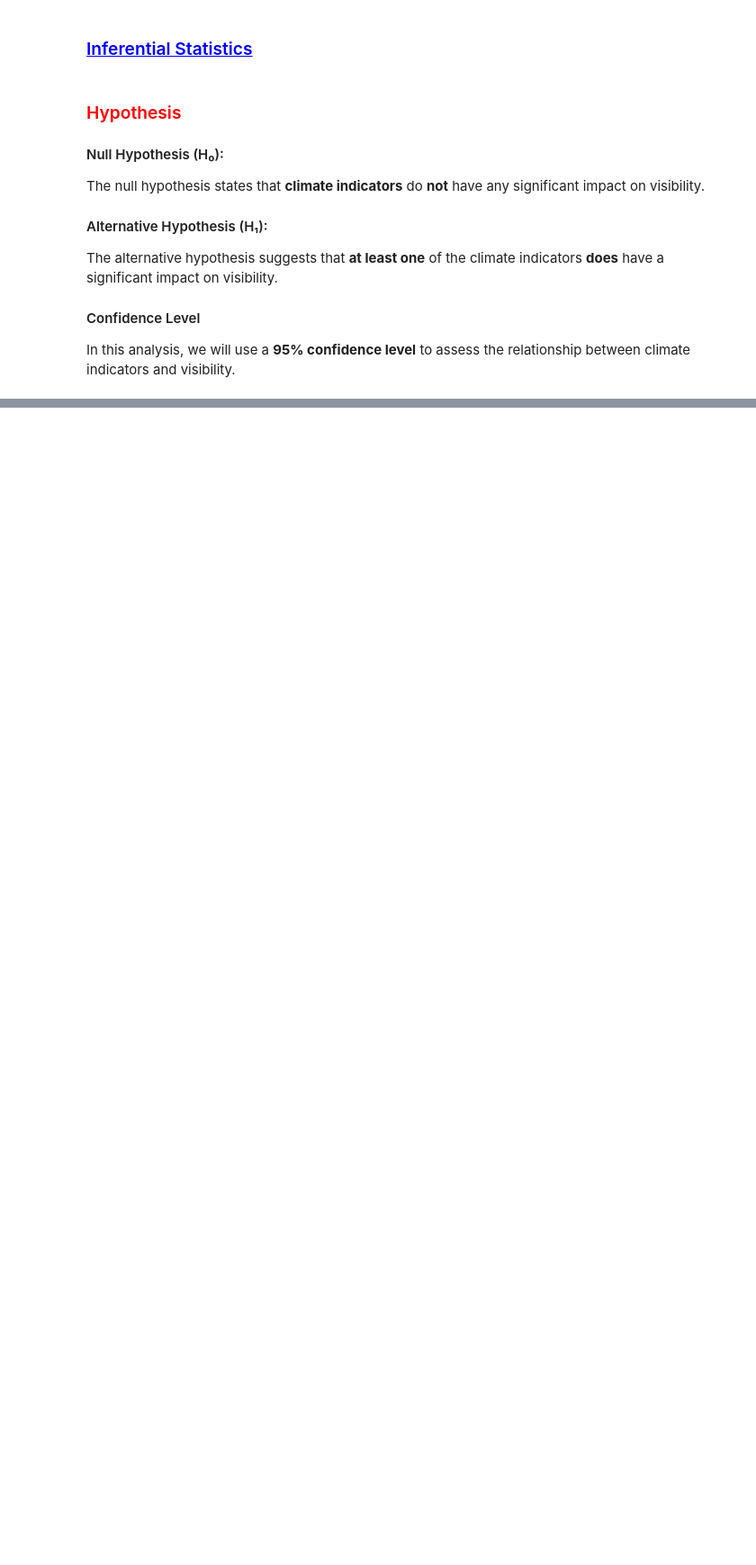
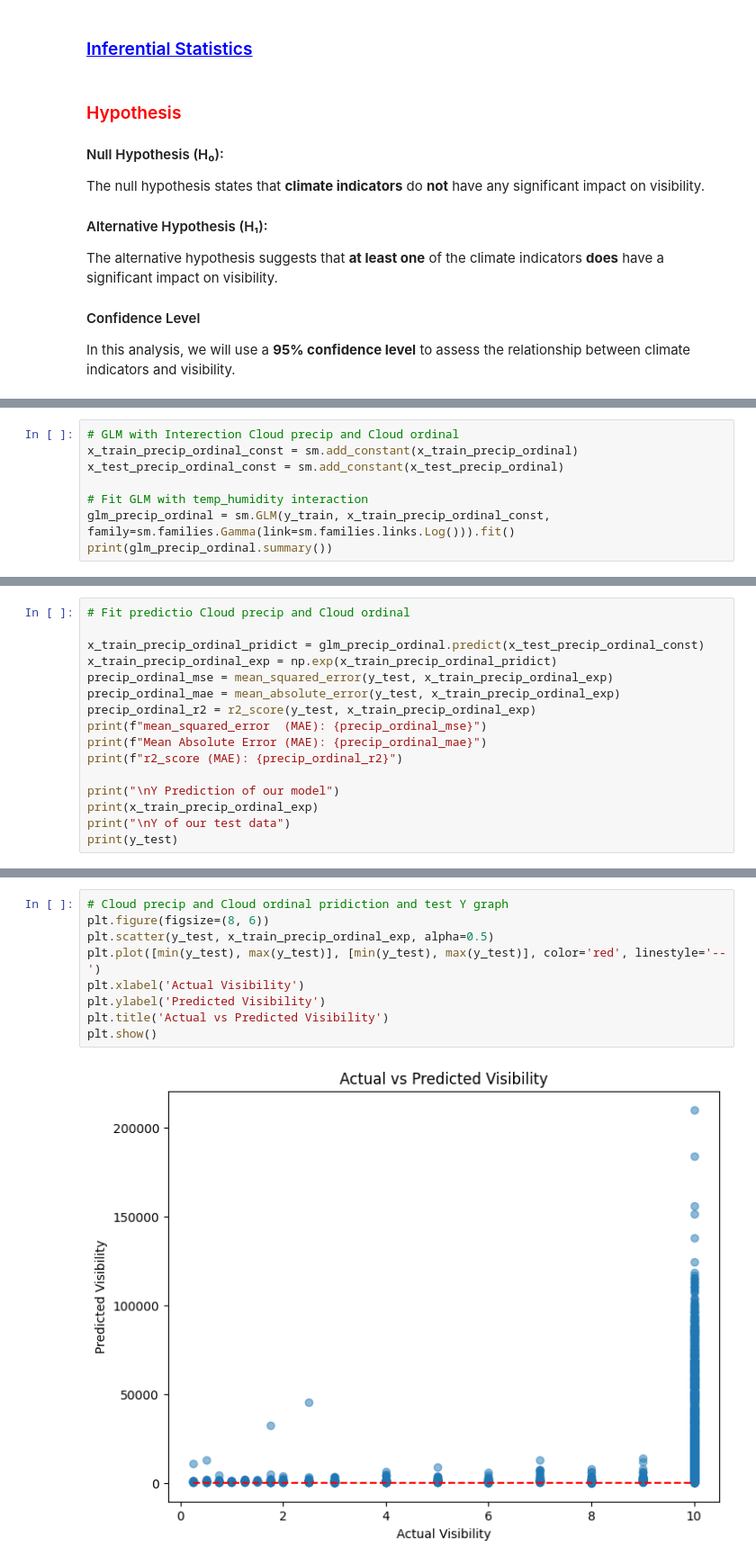
Before and after one commit to Muzhgan-Rustaqi/Impact-of-Climate-Variables-on-Visibility, a Jupyter notebook: final_project.ipynb, the cells around one changed output, grey strips where cells are left out. Shown at 90% size. Cells and saved outputs as stored; diff of their text form; blank space fills up the shorter version.

```diff
--- a/final_project.ipynb
+++ b/final_project.ipynb
@@ -528,0 +832,8 @@ In this analysis, we will use a **95% confidence level** to assess the relations
+# %%
+# GLM with Interection Cloud precip and Cloud ordinal
+x_train_precip_ordinal_const = sm.add_constant(x_train_precip_ordinal)
+x_test_precip_ordinal_const = sm.add_constant(x_test_precip_ordinal)
+
+# Fit GLM with temp_humidity interaction
+glm_precip_ordinal = sm.GLM(y_train, x_train_precip_ordinal_const, family=sm.families.Gamma(link=sm.families.links.Log())).fit()
+print(glm_precip_ordinal.summary())
@@ -528,0 +858,16 @@ In this analysis, we will use a **95% confidence level** to assess the relations
+# %%
+# Fit predictio Cloud precip and Cloud ordinal
+
+x_train_precip_ordinal_pridict = glm_precip_ordinal.predict(x_test_precip_ordinal_const)
+x_train_precip_ordinal_exp = np.exp(x_train_precip_ordinal_pridict)
+precip_ordinal_mse = mean_squared_error(y_test, x_train_precip_ordinal_exp)
+precip_ordinal_mae = mean_absolute_error(y_test, x_train_precip_ordinal_exp)
+precip_ordinal_r2 = r2_score(y_test, x_train_precip_ordinal_exp)
+print(f"mean_squared_error  (MAE): {precip_ordinal_mse}")
+print(f"Mean Absolute Error (MAE): {precip_ordinal_mae}")
+print(f"r2_score (MAE): {precip_ordinal_r2}")
+
+print("\nY Prediction of our model")
+print(x_train_precip_ordinal_exp)
+print("\nY of our test data")
+print(y_test)
@@ -528,0 +892,11 @@ In this analysis, we will use a **95% confidence level** to assess the relations
+# %%
+# Cloud precip and Cloud ordinal pridiction and test Y graph
+plt.figure(figsize=(8, 6))
+plt.scatter(y_test, x_train_precip_ordinal_exp, alpha=0.5)
+plt.plot([min(y_test), max(y_test)], [min(y_test), max(y_test)], color='red', linestyle='--')
+plt.xlabel('Actual Visibility')
+plt.ylabel('Predicted Visibility')
+plt.title('Actual vs Predicted Visibility')
+plt.show()
+# %% [output]
+[figure, added]
```
Also changed, not shown: parts of 27 cells of this notebook.
